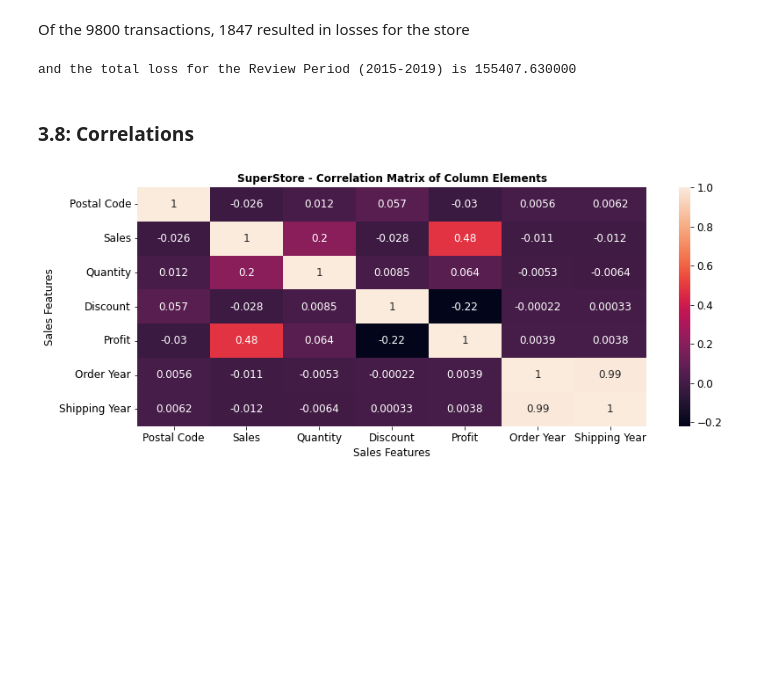
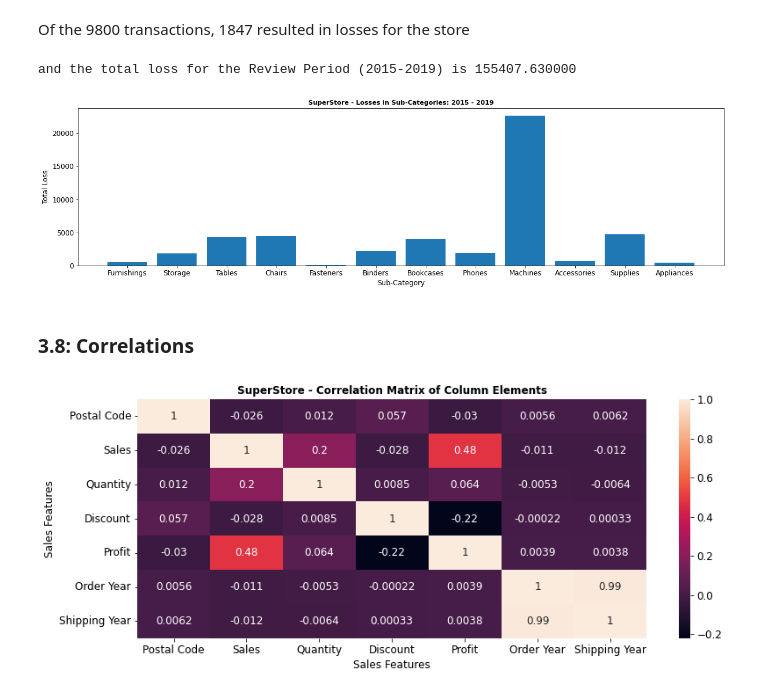
Before and after one commit to WayneNyariroh/StoreSales_Analysis, a Jupyter notebook: superStoreSales_EDA.ipynb, the cells around one changed output. Drawn from its saved outputs; the diff is of its cells as text; code cells hidden in the pictures; blank space fills up the shorter version.

```diff
--- a/superStoreSales_EDA.ipynb
+++ b/superStoreSales_EDA.ipynb
@@ -760,6 +769,15 @@ total_loss = np.negative(losses_df['Profit'].sum().round(2)) #sum of negative va
 print("and the total loss for the Review Period (2015-2019) is %2f"%total_loss) #print the total loss in a statement
 # %% [output]
 and the total loss for the Review Period (2015-2019) is 155407.630000
+# %%
+plt.figure(figsize=(20,5))
+plt.bar(losses_df['Sub-Category'], losses_df['Sales'])
+plt.title('SuperStore - Losses in Sub-Categories: 2015 - 2019', fontsize=11, fontweight='bold')
+plt.ylabel('Total Loss')
+plt.xlabel('Sub-Category')
+plt.show()
+# %% [output]
+[figure, added]
 # %% [markdown]
 ### 3.8: Correlations
 # %%
```
Also changed, not shown: parts of 1 cell of this notebook.
